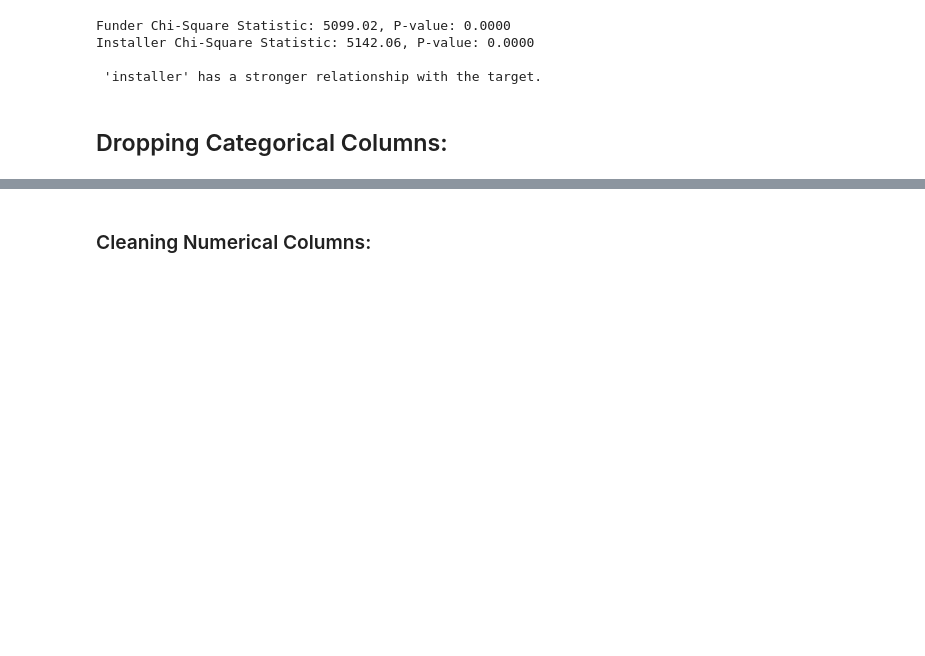
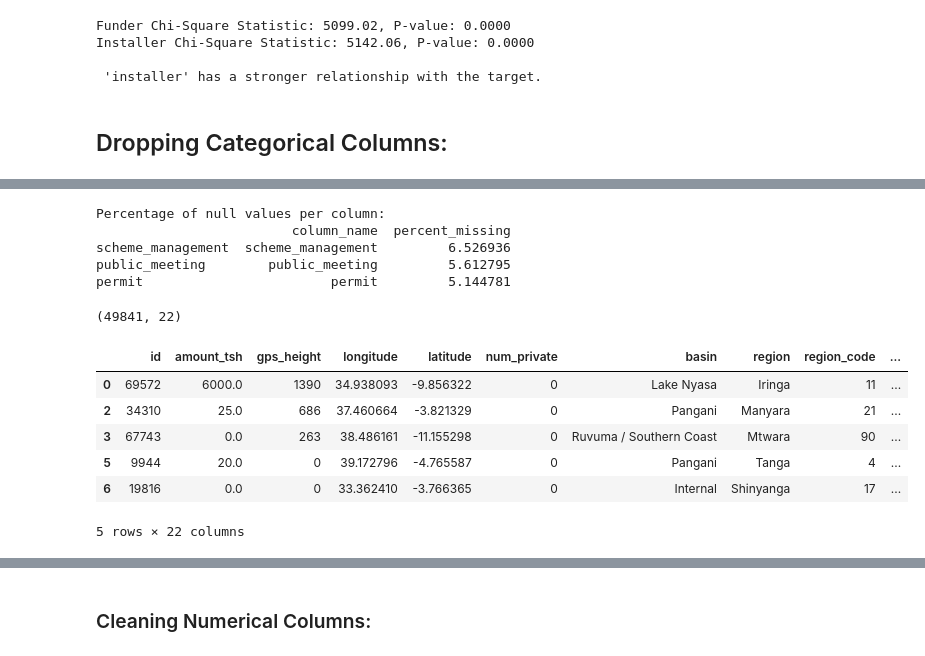
Before and after one commit to morgannash1/water_wells_project, a Jupyter notebook: notebook.ipynb, the cells around one changed output, grey strips where cells are left out. Cells and saved outputs as stored; diff of their text form; code cells hidden in the pictures; blank space fills up the shorter version.

```diff
--- a/notebook.ipynb
+++ b/notebook.ipynb
@@ -783,5 +815,5 @@ df['funder'] = df['funder'].replace(rare_funders, 'other')
 # %%
-installer_counts = df['installer'].value_counts()
-rare_installers = installer_counts[installer_counts < 50].index
-df['installer'] = df['installer'].replace(rare_installers, 'other')
+#installer_counts = df['installer'].value_counts()
+#rare_installers = installer_counts[installer_counts < 50].index
+#df['installer'] = df['installer'].replace(rare_installers, 'other')
 # %%
@@ -844,5 +881,5 @@ status_group                 0
 dtype: int64
 # %%
 #rows with missing data in funder and installer account for about 6% each of the rows of the data. will drop these rows.
-df = df.dropna(subset=['funder', 'installer'])
+#df = df.dropna(subset=['funder', 'installer'])
 # %%
@@ -896,6 +933,6 @@ As you can see, many categorical column pairs have duplicate and/or very similar
 **scheme_name**: contains too many unique values and too many nulls, keeping scheme_management\
 **funder**: keeping installer column, funder is too closely related so I'll drop
 # %%
-df.drop(['recorded_by', 'management_group', 'waterpoint_type_group', 'payment_type', 'extraction_type', 'extraction_type_group',
-        'date_recorded', 'source_class', 'source_type', 'quantity_group', 'quality_group', 'wpt_name', 'subvillage', 'lga', 'ward',
-         'scheme_name', 'funder'], axis=1, inplace=True)
+df_cleaned = df.drop(['recorded_by', 'management', 'waterpoint_type', 'payment', 'extraction_type', 'extraction_type_group',
+        'date_recorded', 'source_class', 'source', 'quantity_group', 'quality_group', 'water_quality', 'wpt_name', 'subvillage', 'lga', 'ward',
+         'scheme_name', 'funder', 'installer'], axis=1)
@@ -904,0 +939,34 @@ df.dropna(subset=['scheme_management'], axis=0, inplace=True)
+# %%
+percent_missing = (df_cleaned.isnull().sum() / len(df_cleaned)) * 100
+
+# Filter the series to only show columns with nulls
+missing_value_df = pd.DataFrame({'column_name': df_cleaned.columns,
+                                 'percent_missing': percent_missing})
+missing_value_df = missing_value_df[missing_value_df['percent_missing'] > 0]
+
+# Print the result
+print("Percentage of null values per column:")
+print(missing_value_df.sort_values('percent_missing', ascending=False))
+# %% [output]
+Percentage of null values per column:
+                         column_name  percent_missing
+scheme_management  scheme_management         6.526936
+public_meeting        public_meeting         5.612795
+permit                        permit         5.144781
+# %%
+#drop rows where permit, public_meeting, and/or scheme_management have missing values:
+df_cleaned1 = df_cleaned.dropna(subset=['permit', 'public_meeting', 'scheme_management'])
+# %%
+df_cleaned1.shape
+# %% [output]
+(49841, 22)
+# %%
+df_cleaned1.head()
+# %% [output]
+|  | id | amount_tsh | gps_height | longitude | latitude | num_private | basin | region | region_code | ... |
+| 0 | 69572 | 6000.0 | 1390 | 34.938093 | -9.856322 | 0 | Lake Nyasa | Iringa | 11 | ... |
+| 2 | 34310 | 25.0 | 686 | 37.460664 | -3.821329 | 0 | Pangani | Manyara | 21 | ... |
+| 3 | 67743 | 0.0 | 263 | 38.486161 | -11.155298 | 0 | Ruvuma / Southern Coast | Mtwara | 90 | ... |
+| 5 | 9944 | 20.0 | 0 | 39.172796 | -4.765587 | 0 | Pangani | Tanga | 4 | ... |
+| 6 | 19816 | 0.0 | 0 | 33.362410 | -3.766365 | 0 | Internal | Shinyanga | 17 | ... |
+5 rows × 22 columns
```
Also changed, not shown: parts of 64 cells of this notebook.
